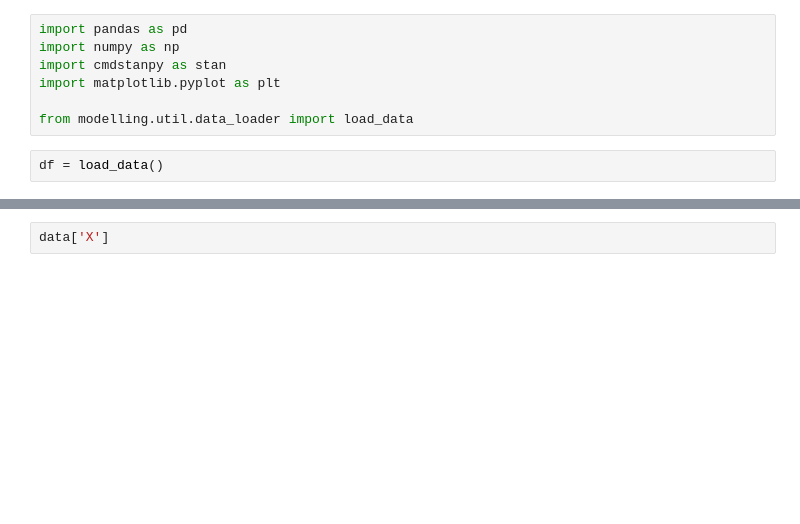
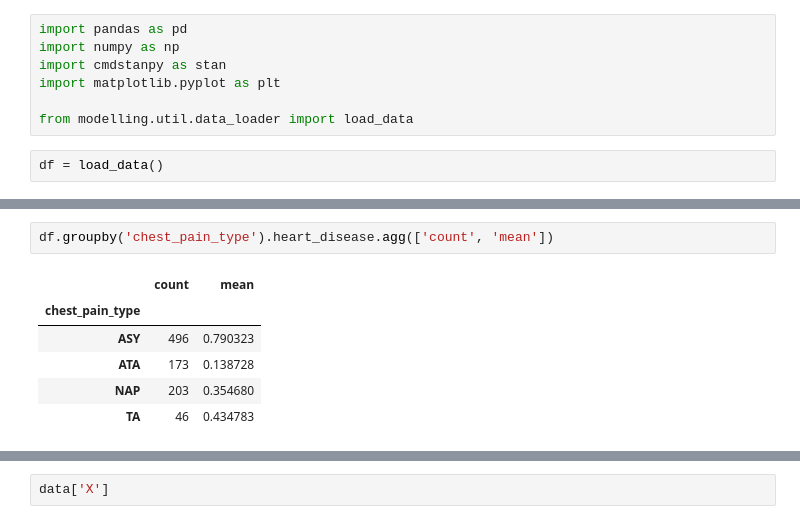
Before and after one commit to Elias-YJ/BDA_project, a Jupyter notebook: test.ipynb, the cells around one changed output, grey strips where cells are left out. Drawn from its saved outputs; the diff is of its cells as text; blank space fills up the shorter version.

```diff
--- a/test.ipynb
+++ b/test.ipynb
@@ -25,0 +35,9 @@ df
+# %%
+df.groupby('chest_pain_type').heart_disease.agg(['count', 'mean'])
+# %% [output]
+|  | count | mean |
+| chest_pain_type |  |  |
+| ASY | 496 | 0.790323 |
+| ATA | 173 | 0.138728 |
+| NAP | 203 | 0.354680 |
+| TA | 46 | 0.434783 |
```
Also changed, not shown: parts of 10 cells of this notebook, 1 other file.
